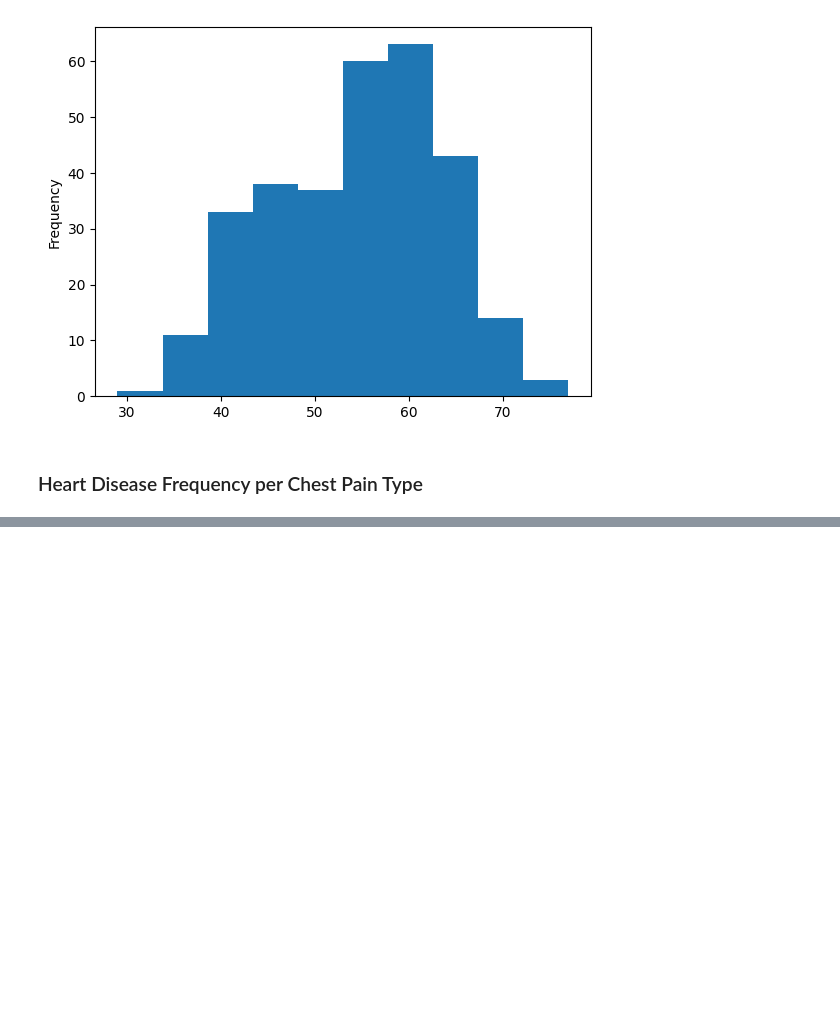
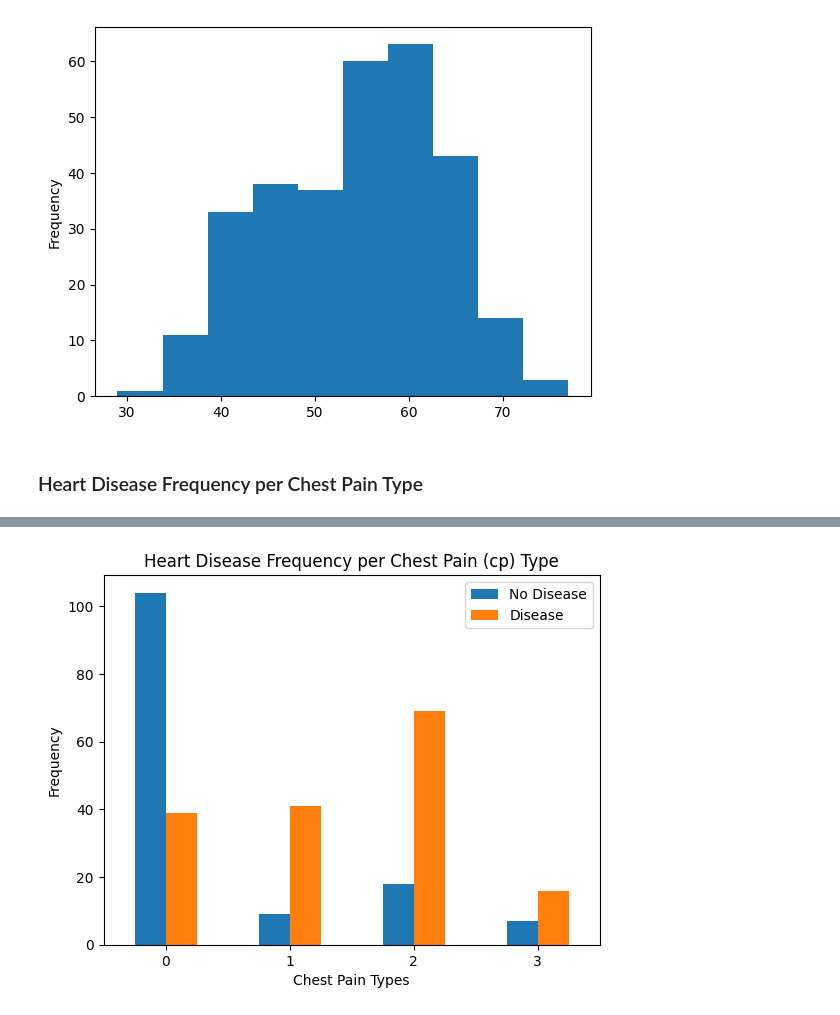
Before and after one commit to Ovaserashid/heart-disease-prediction, a Jupyter notebook: notebooks/main.ipynb, the cells around one changed output, grey strips where cells are left out. Saved outputs shown, nothing was run; the diff lists cells and outputs as text; code cells hidden in the pictures; blank space fills up the shorter version.

Commit message:
Compare Chest Pain type with the target
Compared cp with target by ploting a bar graph. It
seems chest pain type 2 has more disease compared
to others.

```diff
--- a/notebooks/main.ipynb
+++ b/notebooks/main.ipynb
@@ -171,0 +182,10 @@ df.age.plot.hist();
+# %%
+# Plot cp vs target
+pd.crosstab(df.cp, df.target).plot(kind='bar')
+plt.title("Heart Disease Frequency per Chest Pain (cp) Type")
+plt.xlabel("Chest Pain Types")
+plt.ylabel("Frequency")
+plt.legend(['No Disease','Disease'])
+plt.xticks(rotation=0);
+# %% [output]
+[figure, added]
```
Also changed, not shown: parts of 1 cell of this notebook.
